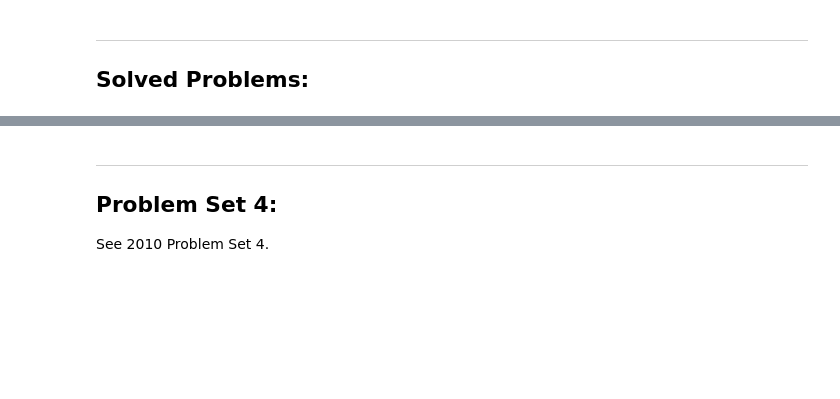
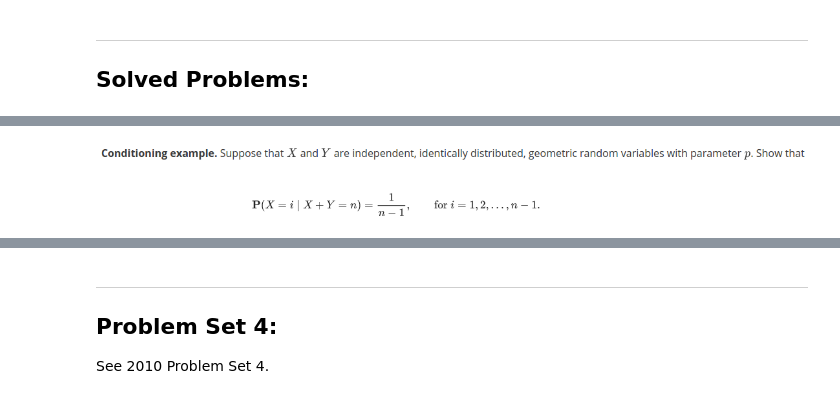
Before and after one commit to robinovitch61/edX_6.041x_Probability, a Jupyter notebook: Course_Notes/Unit_04_Discrete_Random_Variables/Unit_04.ipynb, the cells around one changed output, grey strips where cells are left out. Cells and saved outputs as stored; diff of their text form; code cells hidden in the pictures; blank space fills up the shorter version.

```diff
--- a/Course_Notes/Unit_04_Discrete_Random_Variables/Unit_04.ipynb
+++ b/Course_Notes/Unit_04_Discrete_Random_Variables/Unit_04.ipynb
@@ -414,0 +502,4 @@ Currently unavailable in archived course.
+# %%
+display(Image(filename='sp5_1.png', embed=True, width=900))
+# %% [output]
+[figure, added]
```
Also changed, not shown: parts of 12 cells of this notebook, 6 other files.
